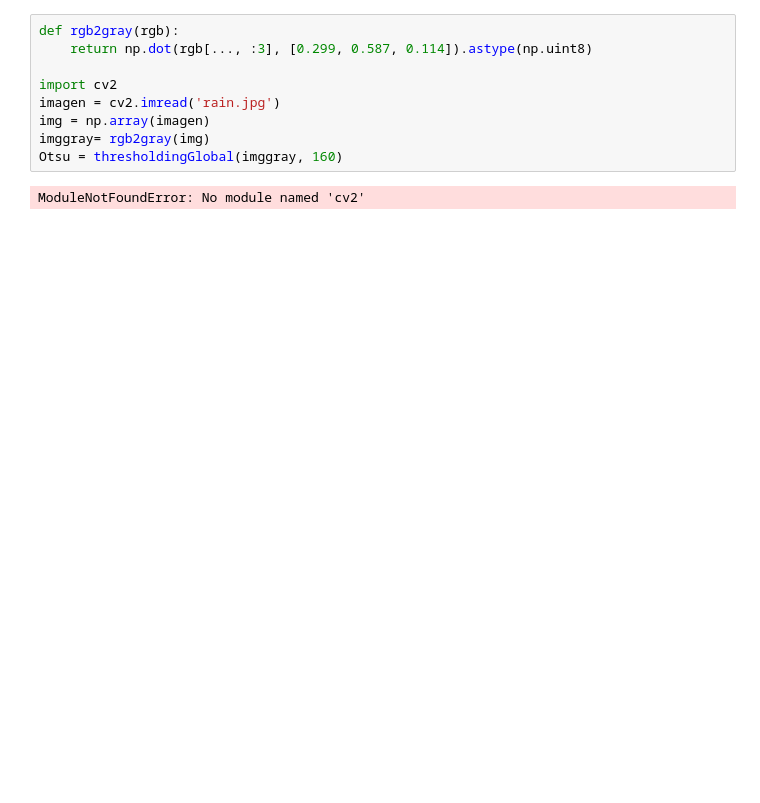
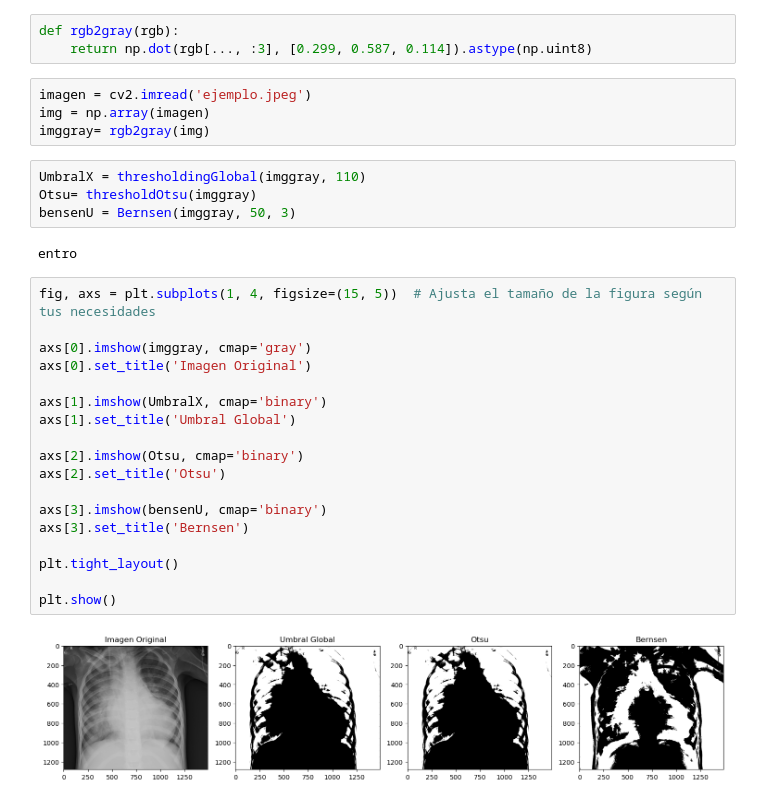
Before and after one commit to DiegoCastr00/VisionArtificial, a Jupyter notebook: Practica1-4.ipynb, the cells around one changed output. Cells and saved outputs as stored; diff of their text form; blank space fills up the shorter version.

```diff
--- a/Practica1-4.ipynb
+++ b/Practica1-4.ipynb
@@ -6,11 +8,33 @@ ModuleNotFoundError: No module named 'cv2'
 # %%
 def rgb2gray(rgb):
     return np.dot(rgb[..., :3], [0.299, 0.587, 0.114]).astype(np.uint8)
-
-import cv2
-imagen = cv2.imread('rain.jpg')
-img = np.array(imagen)
-imggray= rgb2gray(img)
-Otsu = thresholdingGlobal(imggray, 160)
-# %% [output]
-ModuleNotFoundError: No module named 'cv2'
+# %%
+imagen = cv2.imread('ejemplo.jpeg')
+img = np.array(imagen)
+imggray= rgb2gray(img)
+# %%
+UmbralX = thresholdingGlobal(imggray, 110)
+Otsu= thresholdOtsu(imggray)
+bensenU = Bernsen(imggray, 50, 3)
+# %% [output]
+entro
+# %%
+fig, axs = plt.subplots(1, 4, figsize=(15, 5))  # Ajusta el tamaño de la figura según tus necesidades
+
+axs[0].imshow(imggray, cmap='gray')
+axs[0].set_title('Imagen Original')
+
+axs[1].imshow(UmbralX, cmap='binary')
+axs[1].set_title('Umbral Global')
+
+axs[2].imshow(Otsu, cmap='binary')
+axs[2].set_title('Otsu')
+
+axs[3].imshow(bensenU, cmap='binary')
+axs[3].set_title('Bernsen')
+
+plt.tight_layout()
+
+plt.show()
+# %% [output]
+[figure, added]
```
Also changed, not shown: parts of 1 cell of this notebook, 6 other files.
